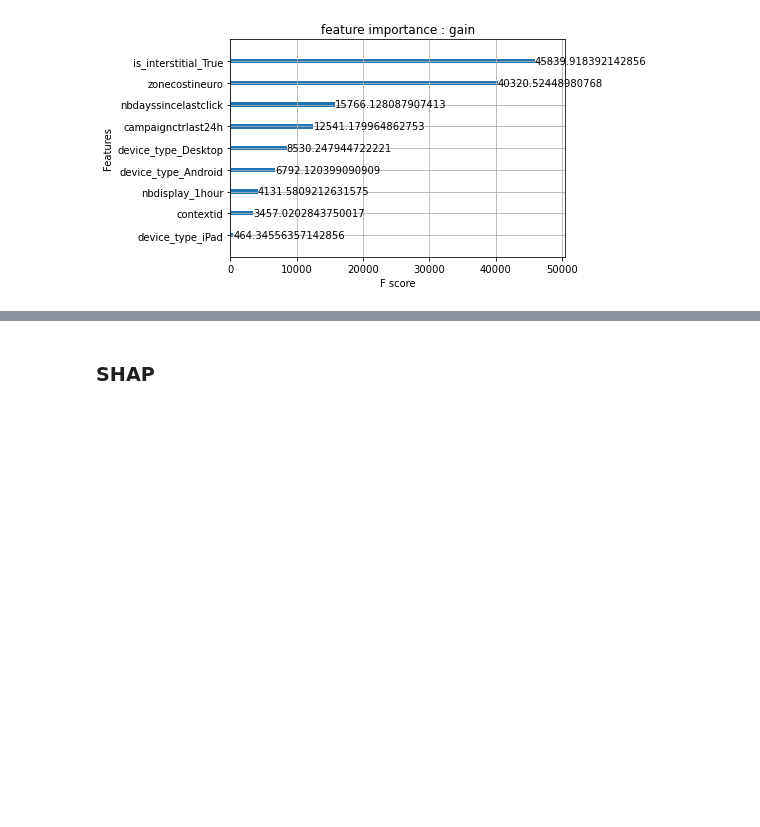
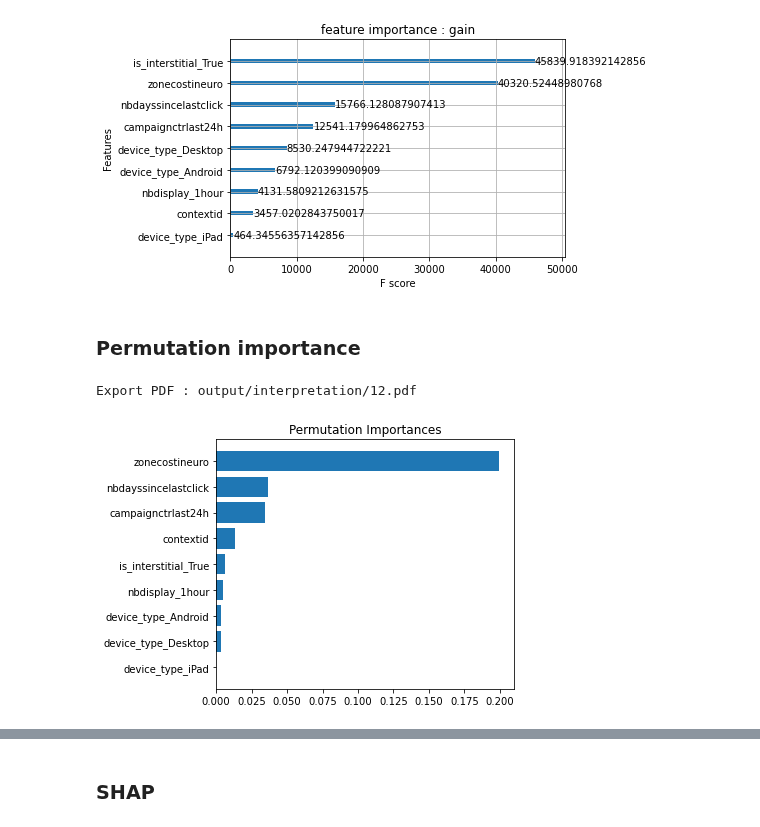
Before and after one commit to baptiste-pasquier/statapp, a Jupyter notebook: Modelisation/6_interpretation.ipynb, the cells around one changed output, grey strips where cells are left out. Saved outputs shown, nothing was run; the diff lists cells and outputs as text; code cells hidden in the pictures; blank space fills up the shorter version.

Commit message:
permutation importance xgboost

```diff
--- a/Modelisation/6_interpretation.ipynb
+++ b/Modelisation/6_interpretation.ipynb
@@ -461,3 +461,10 @@ plt.title("feature importance : gain")
 Export PDF : output/interpretation/11.pdf
 Text(0.5, 1.0, 'feature importance : gain')
 [figure]
+# %% [markdown]
+### Permutation importance
+# %%
+plot_permutation_importance(m.model, X_train, y_train, bar=True)
+# %% [output]
+Export PDF : output/interpretation/12.pdf
+[figure, added]
```
Also changed, not shown: parts of 20 cells of this notebook, 17 other files.
